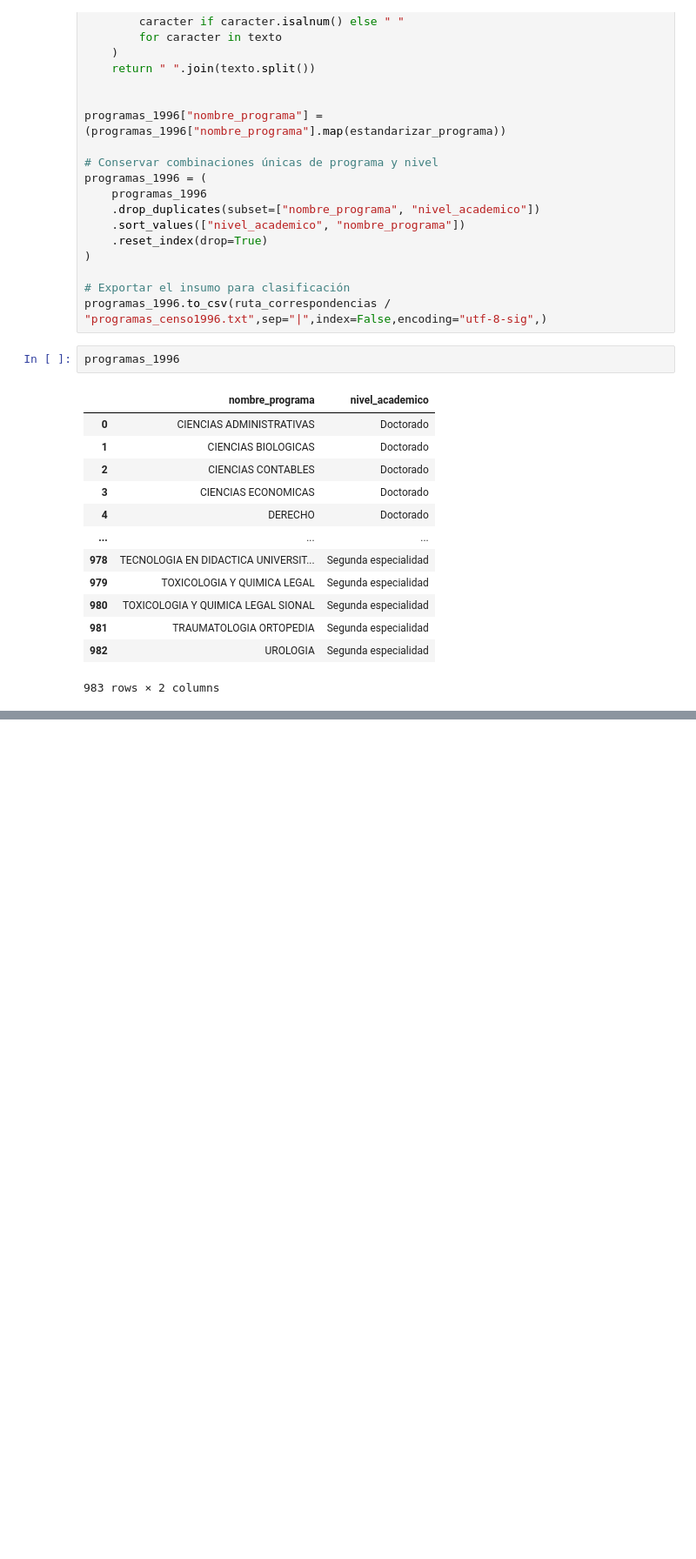
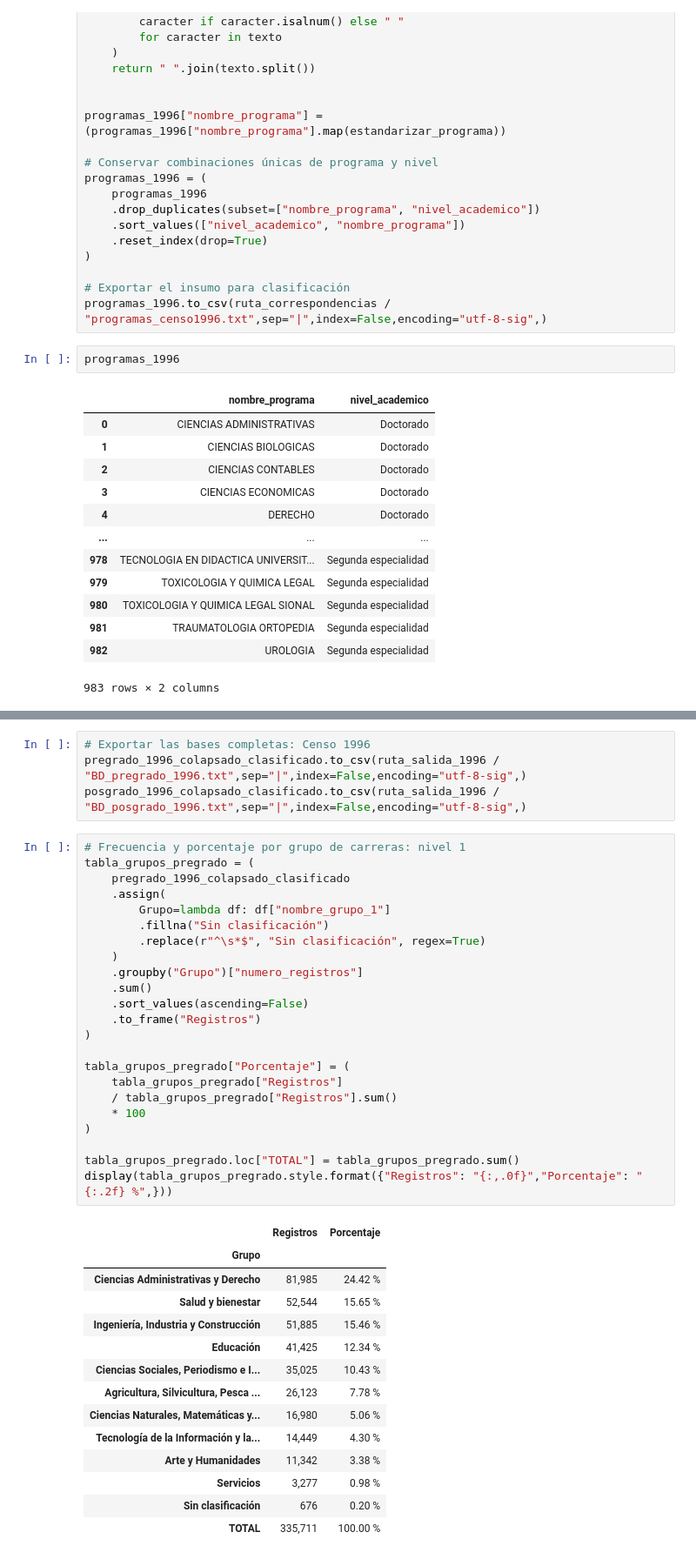
Before and after one commit to DanielPajita/educacion-universitaria-peru, a Jupyter notebook: 3_Códigos/02_preparar_censo1996.ipynb, the cells around one changed output, grey strips where cells are left out. Shown at 87% size. Cells and saved outputs as stored; diff of their text form; blank space fills up the shorter version.

Commit message:
Ajustes y bases

```diff
--- a/3_Códigos/02_preparar_censo1996.ipynb
+++ b/3_Códigos/02_preparar_censo1996.ipynb
@@ -496,0 +541,42 @@ programas_1996
+# %%
+# Exportar las bases completas: Censo 1996
+pregrado_1996_colapsado_clasificado.to_csv(ruta_salida_1996 / "BD_pregrado_1996.txt",sep="|",index=False,encoding="utf-8-sig",)
+posgrado_1996_colapsado_clasificado.to_csv(ruta_salida_1996 / "BD_posgrado_1996.txt",sep="|",index=False,encoding="utf-8-sig",)
+# %%
+# Frecuencia y porcentaje por grupo de carreras: nivel 1
+tabla_grupos_pregrado = (
+    pregrado_1996_colapsado_clasificado
+    .assign(
+        Grupo=lambda df: df["nombre_grupo_1"]
+        .fillna("Sin clasificación")
+        .replace(r"^\s*$", "Sin clasificación", regex=True)
+    )
+    .groupby("Grupo")["numero_registros"]
+    .sum()
+    .sort_values(ascending=False)
+    .to_frame("Registros")
+)
+
+tabla_grupos_pregrado["Porcentaje"] = (
+    tabla_grupos_pregrado["Registros"]
+    / tabla_grupos_pregrado["Registros"].sum()
+    * 100
+)
+
+tabla_grupos_pregrado.loc["TOTAL"] = tabla_grupos_pregrado.sum()
+display(tabla_grupos_pregrado.style.format({"Registros": "{:,.0f}","Porcentaje": "{:.2f} %",}))
+# %% [output]
+|  | Registros | Porcentaje |
+| Grupo |  |  |
+| Ciencias Administrativas y Derecho | 81,985 | 24.42 % |
+| Salud y bienestar | 52,544 | 15.65 % |
+| Ingeniería, Industria y Construcción | 51,885 | 15.46 % |
+| Educación | 41,425 | 12.34 % |
+| Ciencias Sociales, Periodismo e I... | 35,025 | 10.43 % |
+| Agricultura, Silvicultura, Pesca ... | 26,123 | 7.78 % |
+| Ciencias Naturales, Matemáticas y... | 16,980 | 5.06 % |
+| Tecnología de la Información y la... | 14,449 | 4.30 % |
+| Arte y Humanidades | 11,342 | 3.38 % |
+| Servicios | 3,277 | 0.98 % |
+| Sin clasificación | 676 | 0.20 % |
+| TOTAL | 335,711 | 100.00 % |
```
Also changed, not shown: parts of 5 cells of this notebook, 9 other files.
